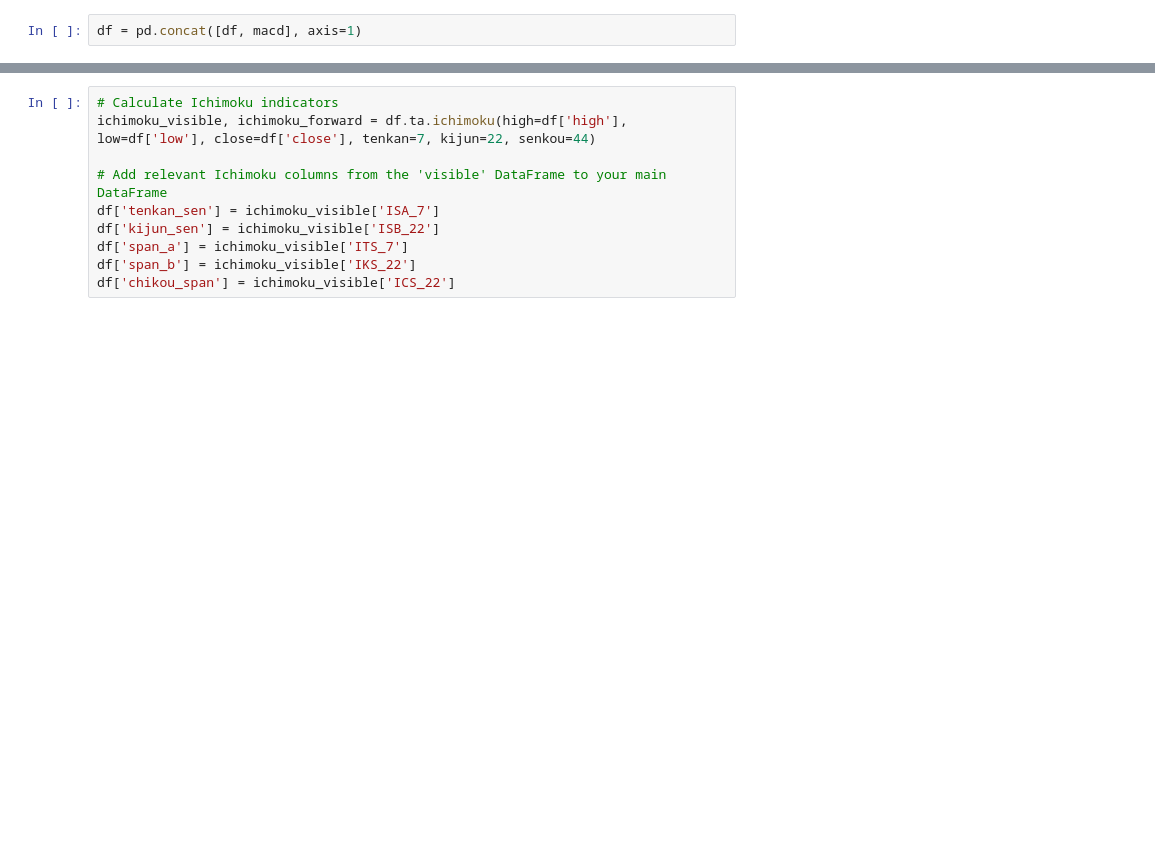
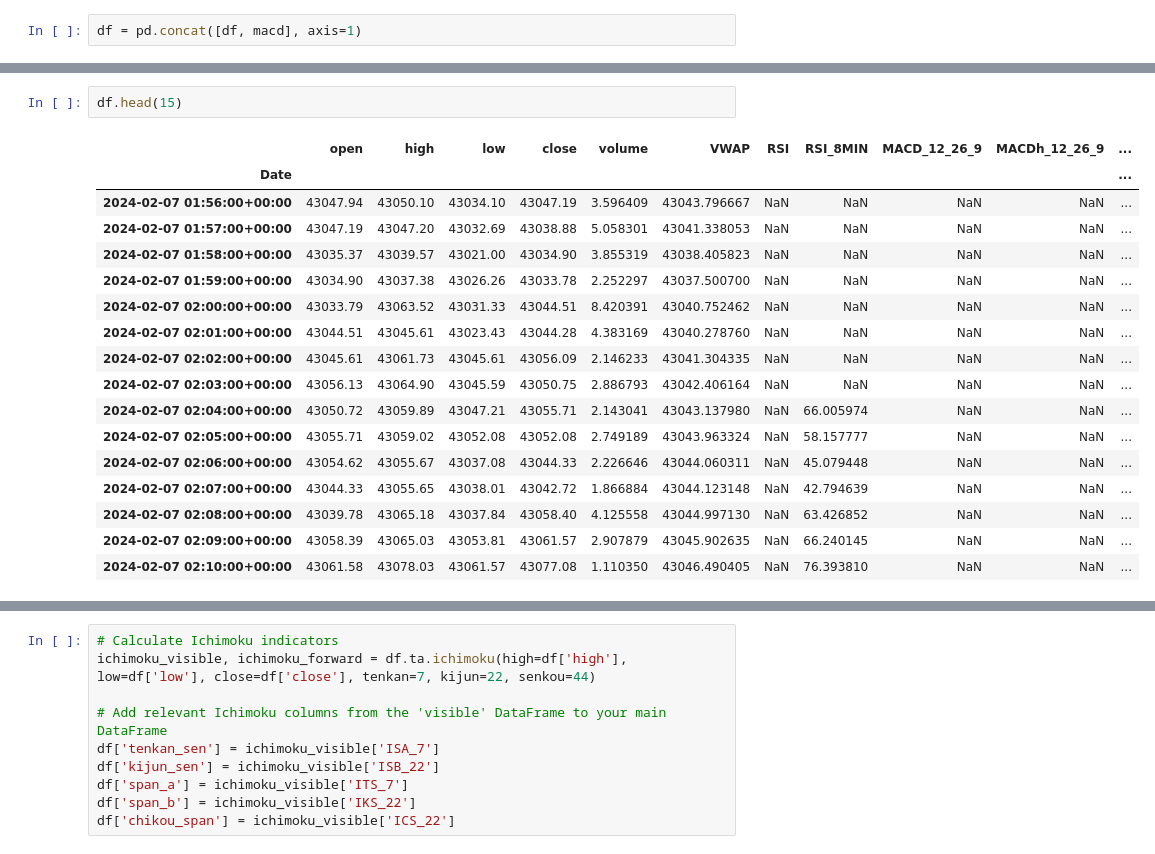
Before and after one commit to loo00r/trading_bot, a Jupyter notebook: notebooks/base_model.ipynb, the cells around one changed output, grey strips where cells are left out. Drawn from its saved outputs; the diff is of its cells as text; blank space fills up the shorter version.

```diff
--- a/notebooks/base_model.ipynb
+++ b/notebooks/base_model.ipynb
@@ -170,3 +122,23 @@ df.head()
+# %%
+df.head(15)
+# %% [output]
+|  | open | high | low | close | volume | VWAP | RSI | RSI_8MIN | MACD_12_26_9 | MACDh_12_26_9 | ... |
+| Date |  |  |  |  |  |  |  |  |  |  | ... |
+| 2024-02-07 01:56:00+00:00 | 43047.94 | 43050.10 | 43034.10 | 43047.19 | 3.596409 | 43043.796667 | NaN | NaN | NaN | NaN | ... |
+| 2024-02-07 01:57:00+00:00 | 43047.19 | 43047.20 | 43032.69 | 43038.88 | 5.058301 | 43041.338053 | NaN | NaN | NaN | NaN | ... |
+| 2024-02-07 01:58:00+00:00 | 43035.37 | 43039.57 | 43021.00 | 43034.90 | 3.855319 | 43038.405823 | NaN | NaN | NaN | NaN | ... |
+| 2024-02-07 01:59:00+00:00 | 43034.90 | 43037.38 | 43026.26 | 43033.78 | 2.252297 | 43037.500700 | NaN | NaN | NaN | NaN | ... |
+| 2024-02-07 02:00:00+00:00 | 43033.79 | 43063.52 | 43031.33 | 43044.51 | 8.420391 | 43040.752462 | NaN | NaN | NaN | NaN | ... |
+| 2024-02-07 02:01:00+00:00 | 43044.51 | 43045.61 | 43023.43 | 43044.28 | 4.383169 | 43040.278760 | NaN | NaN | NaN | NaN | ... |
+| 2024-02-07 02:02:00+00:00 | 43045.61 | 43061.73 | 43045.61 | 43056.09 | 2.146233 | 43041.304335 | NaN | NaN | NaN | NaN | ... |
+| 2024-02-07 02:03:00+00:00 | 43056.13 | 43064.90 | 43045.59 | 43050.75 | 2.886793 | 43042.406164 | NaN | NaN | NaN | NaN | ... |
+| 2024-02-07 02:04:00+00:00 | 43050.72 | 43059.89 | 43047.21 | 43055.71 | 2.143041 | 43043.137980 | NaN | 66.005974 | NaN | NaN | ... |
+| 2024-02-07 02:05:00+00:00 | 43055.71 | 43059.02 | 43052.08 | 43052.08 | 2.749189 | 43043.963324 | NaN | 58.157777 | NaN | NaN | ... |
+| 2024-02-07 02:06:00+00:00 | 43054.62 | 43055.67 | 43037.08 | 43044.33 | 2.226646 | 43044.060311 | NaN | 45.079448 | NaN | NaN | ... |
+| 2024-02-07 02:07:00+00:00 | 43044.33 | 43055.65 | 43038.01 | 43042.72 | 1.866884 | 43044.123148 | NaN | 42.794639 | NaN | NaN | ... |
+| 2024-02-07 02:08:00+00:00 | 43039.78 | 43065.18 | 43037.84 | 43058.40 | 4.125558 | 43044.997130 | NaN | 63.426852 | NaN | NaN | ... |
+| 2024-02-07 02:09:00+00:00 | 43058.39 | 43065.03 | 43053.81 | 43061.57 | 2.907879 | 43045.902635 | NaN | 66.240145 | NaN | NaN | ... |
+| 2024-02-07 02:10:00+00:00 | 43061.58 | 43078.03 | 43061.57 | 43077.08 | 1.110350 | 43046.490405 | NaN | 76.393810 | NaN | NaN | ... |
 # %%
 correlation_matrix = df[df.columns].corr()
 
```
Also changed, not shown: parts of 22 cells of this notebook, 5 other files.
